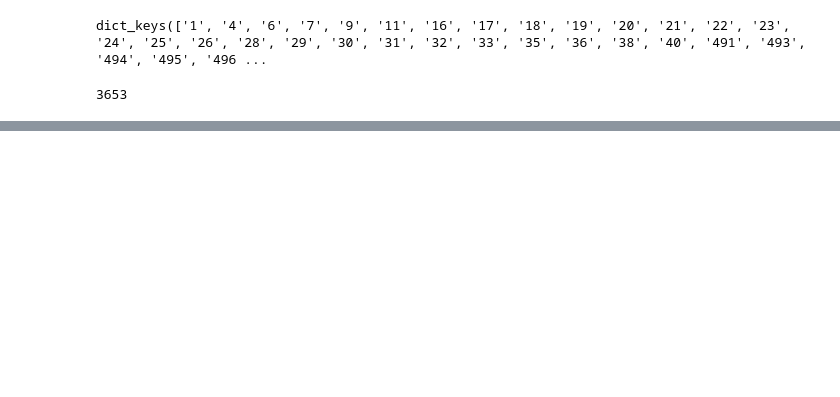
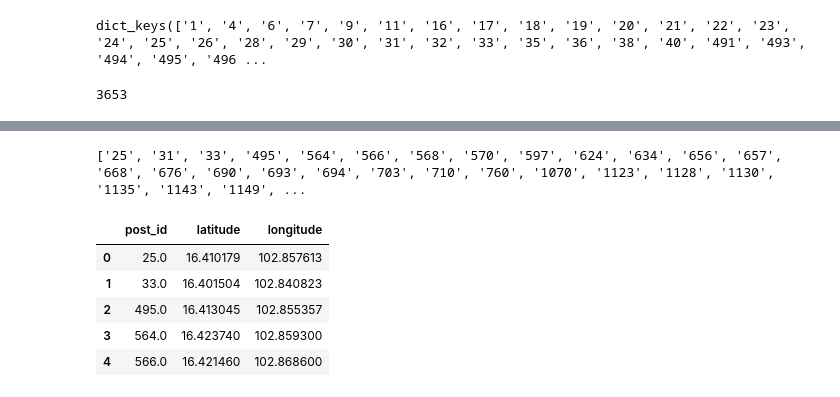
Before and after one commit to Nattakonjpg/bsc_dpbm22, a Jupyter notebook: [dataperp2]_GIS_point_of_internet.ipynb, the cells around one changed output, grey strips where cells are left out. Saved outputs shown, nothing was run; the diff lists cells and outputs as text; code cells hidden in the pictures; blank space fills up the shorter version.

```diff
--- a/[dataperp2]_GIS_point_of_internet.ipynb
+++ b/[dataperp2]_GIS_point_of_internet.ipynb
@@ -36,0 +178,9 @@ print(result)
+# %%
+id = []
+for number in jid:
+  if number in str_hid:
+    if number not in id:
+      id.append(number)
+print(id)
+# %% [output]
+['25', '31', '33', '495', '564', '566', '568', '570', '597', '624', '634', '656', '657', '668', '676', '690', '693', '694', '703', '710', '760', '1070', '1123', '1128', '1130', '1135', '1143', '1149', ...
@@ -36,0 +198,11 @@ print(result)
+# %%
+hometable = home[['post_id','latitude','longitude']]
+# %%
+hometable.head()
+# %% [output]
+|  | post_id | latitude | longitude |
+| 0 | 25.0 | 16.410179 | 102.857613 |
+| 1 | 33.0 | 16.401504 | 102.840823 |
+| 2 | 495.0 | 16.413045 | 102.855357 |
+| 3 | 564.0 | 16.423740 | 102.859300 |
+| 4 | 566.0 | 16.421460 | 102.868600 |
```
Also changed, not shown: parts of 32 cells of this notebook.
